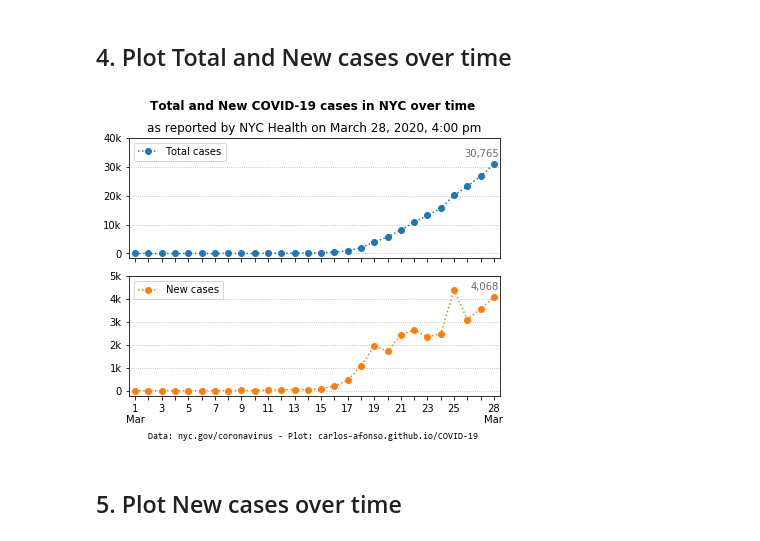
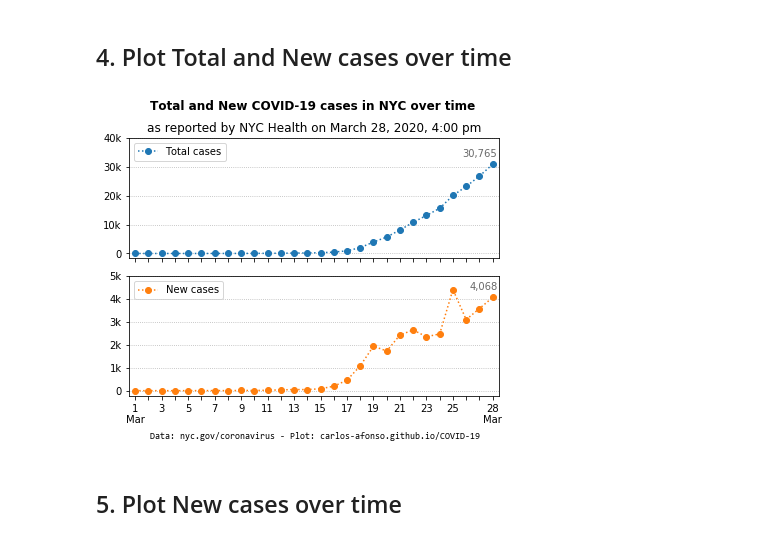
Before and after one commit to carlos-afonso/COVID-19, a Jupyter notebook: notebooks/nyc-covid-19-cases-over-time.ipynb, the cells around one changed output. Saved outputs shown, nothing was run; the diff lists cells and outputs as text; code cells hidden in the pictures.

Commit message:
minor plot improvement

```diff
--- a/notebooks/nyc-covid-19-cases-over-time.ipynb
+++ b/notebooks/nyc-covid-19-cases-over-time.ipynb
@@ -100,35 +100,35 @@ ax1.set_xlim(-0.5, len(df)-0.5)
 ax1.set_ylim(-1500, 40000)
 ax1.yaxis.set_major_formatter(FuncFormatter(thousands))
 ax1.grid(axis='y', linestyle=':')
 ax1.legend(loc='upper left')
 
 ax2.plot(df['date_label'], df['new_cases'], 'o:', color='C1', label='New cases')
 n2 = 1
 #xytext_list = [(-30, -3), (-13, -13), (-20, 7)]
 xytext_list = [(-23, 8)]
 for z in zip(range(len(df)-n2, len(df)), df['new_cases'].iloc[-n2:], xytext_list):
     ax2.annotate('{:,}'.format(z[1]), xy=z[0:2], xytext=z[2], textcoords='offset points', color='dimgray')
 ax2.set_ylim(-250, 5000)
 ax2.yaxis.set_major_formatter(FuncFormatter(thousands))
 ax2.grid(axis='y', linestyle=':')
 ax2.legend(loc='upper left')
 
 plt.suptitle('Total and New COVID-19 cases in NYC over time', x=0.51, fontweight='bold')
 ax1.set_title(update_str)
 
-ax2.text(1, -2100, source_str, fontfamily='Consolas', fontsize=9)
+ax2.text(1.1, -2100, source_str, fontfamily='Consolas', fontsize=9)
 
 x_labels = [df['date_label'].iloc[i] if i%2==0 else '' for i in range(len(df))]
 if len(df)%2 == 0:
     x_labels[-2] = ''
     x_labels[-1] = df['date_label'].iloc[-1]
 
 ax1.set_xticklabels(x_labels)
 
 plt.tight_layout(rect=[0, 0, 1, 0.95])
 plt.show()
 # %% [output]
-[figure, old version]
+[figure, new version]
 # %%
 # Save figure as SVG and PNG images
 file_path = '../images/nyc-covid-19-total-and-new-cases-over-time'
```
Also changed, not shown: 3 other files.
